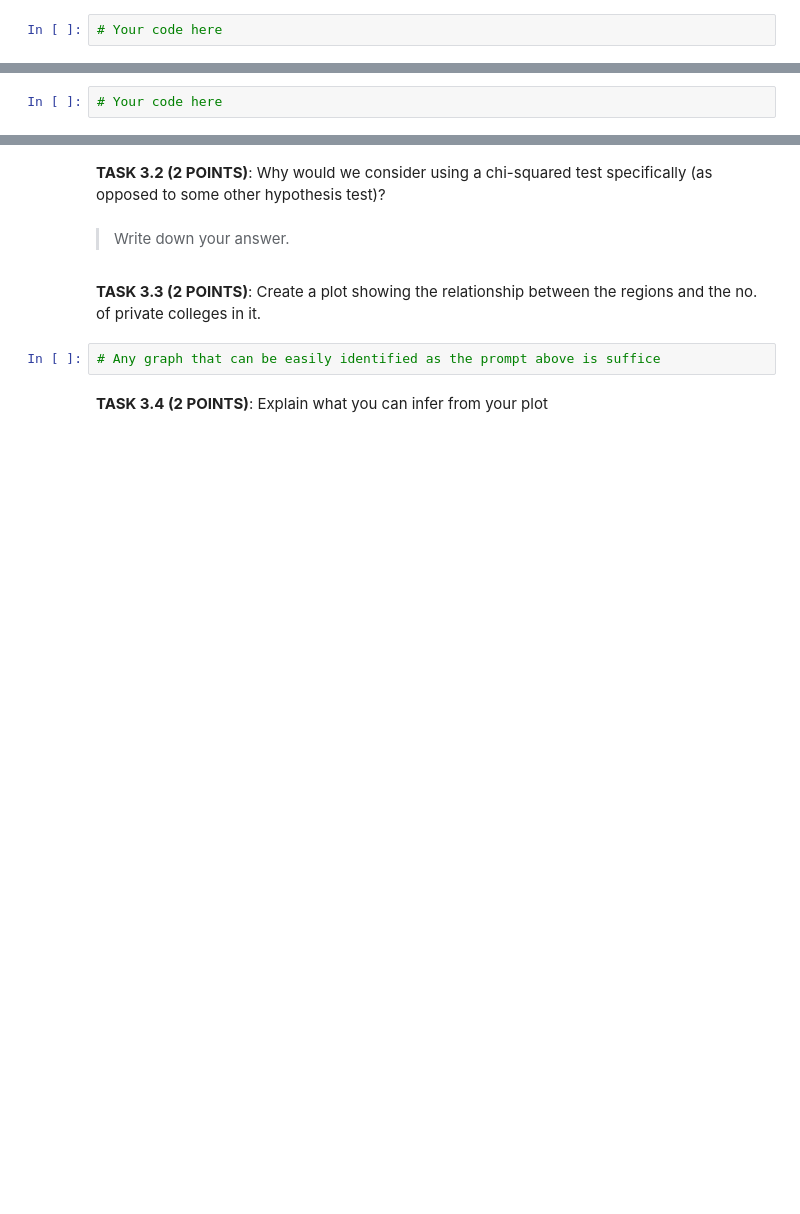
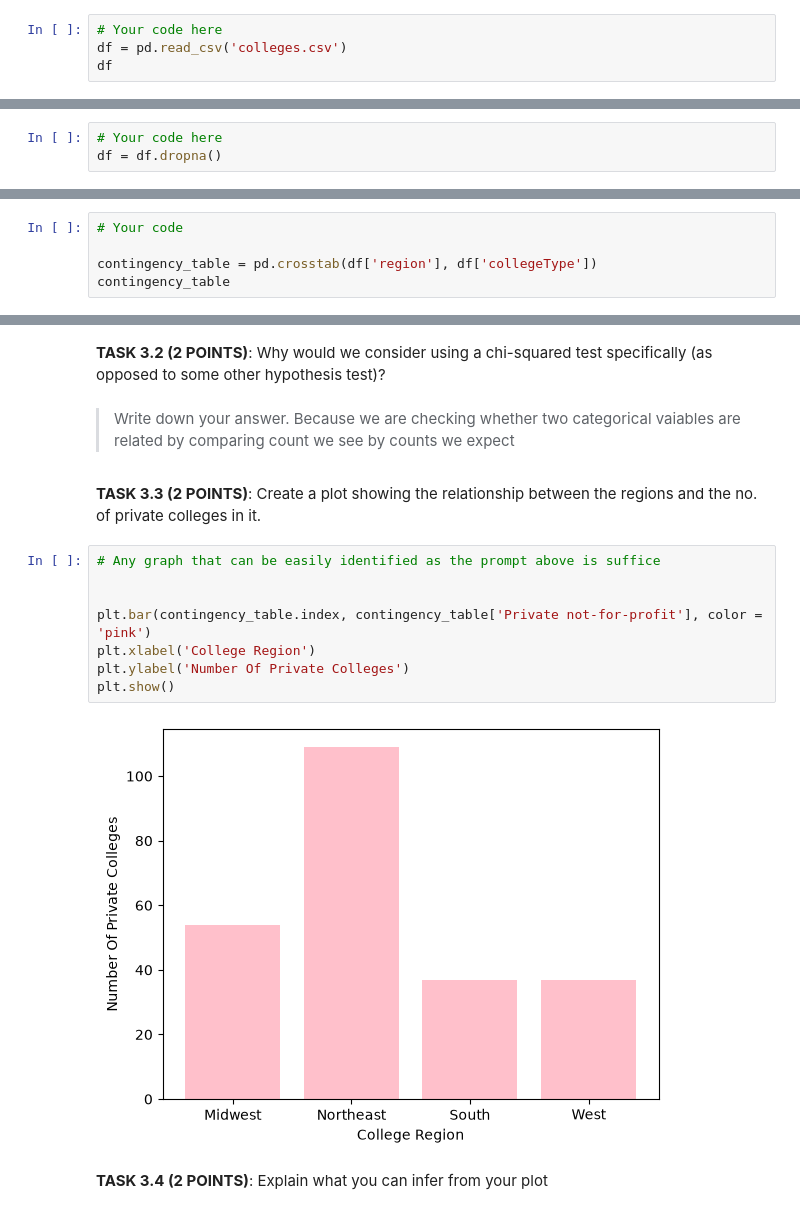
Before and after one commit to BrunoHenriqueGeraldoTeixeiraDaSilva/CMSC320, a Jupyter notebook: Homework2/HW2_Fall2026.ipynb, the cells around one changed output, grey strips where cells are left out. Cells and saved outputs as stored; diff of their text form; blank space fills up the shorter version.

```diff
--- a/Homework2/HW2_Fall2026.ipynb
+++ b/Homework2/HW2_Fall2026.ipynb
@@ -412,3 +412,5 @@ import matplotlib.pyplot as plt
 This college dataset contains a list of American colleges and their rankings, along with other details such as region, college type, student-to-faculty ratio, etc. In the sections below, you will develop hypotheses, test them, and draw conclusions.
 # %%
 # Your code here
+df = pd.read_csv('colleges.csv')
+df
@@ -416,6 +432,7 @@ This college dataset contains a list of American colleges and their rankings, al
 **TASK 2.1 (2 POINTS):** Some entries of the dataframe are NaN. remove those entries.
 # %%
 # Your code here
+df = df.dropna()
 # %% [markdown]
 #Q3)  (8 POINTS) Hypothesis Testing
 # %% [markdown]
@@ -443,0 +459,5 @@ Contingency table is a table used in statistics to display the frequency distrib
+# %%
+# Your code
+
+contingency_table = pd.crosstab(df['region'], df['collegeType'])
+contingency_table
@@ -444,11 +471,19 @@ Contingency table is a table used in statistics to display the frequency distrib
 # %% [markdown]
 **TASK 3.2 (2 POINTS)**: Why would we consider using a chi-squared test specifically (as opposed to some other hypothesis test)?
-# %% [markdown]
-> Write down your answer.
+# %% [markdown]
+> Write down your answer. Because we are checking whether two categorical vaiables are related by comparing count we see by counts we expect
 # %% [markdown]
 **TASK 3.3 (2 POINTS)**: Create a plot showing the relationship between the regions and the no. of private colleges in it.
 # %%
 # Any graph that can be easily identified as the prompt above is suffice
+
+
+plt.bar(contingency_table.index, contingency_table['Private not-for-profit'], color = 'pink')
+plt.xlabel('College Region')
+plt.ylabel('Number Of Private Colleges')
+plt.show()
+# %% [output]
+[figure, added]
 # %% [markdown]
 **TASK 3.4 (2 POINTS)**: Explain what you can infer from your plot
 # %% [markdown]
```
Also changed, not shown: parts of 51 cells of this notebook.
